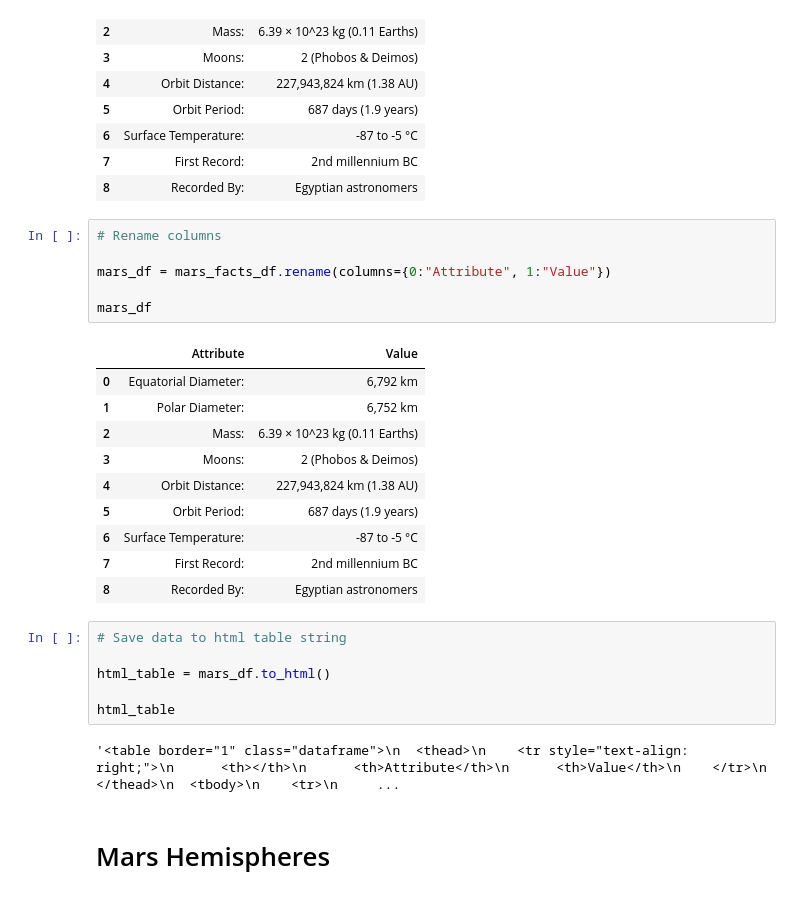
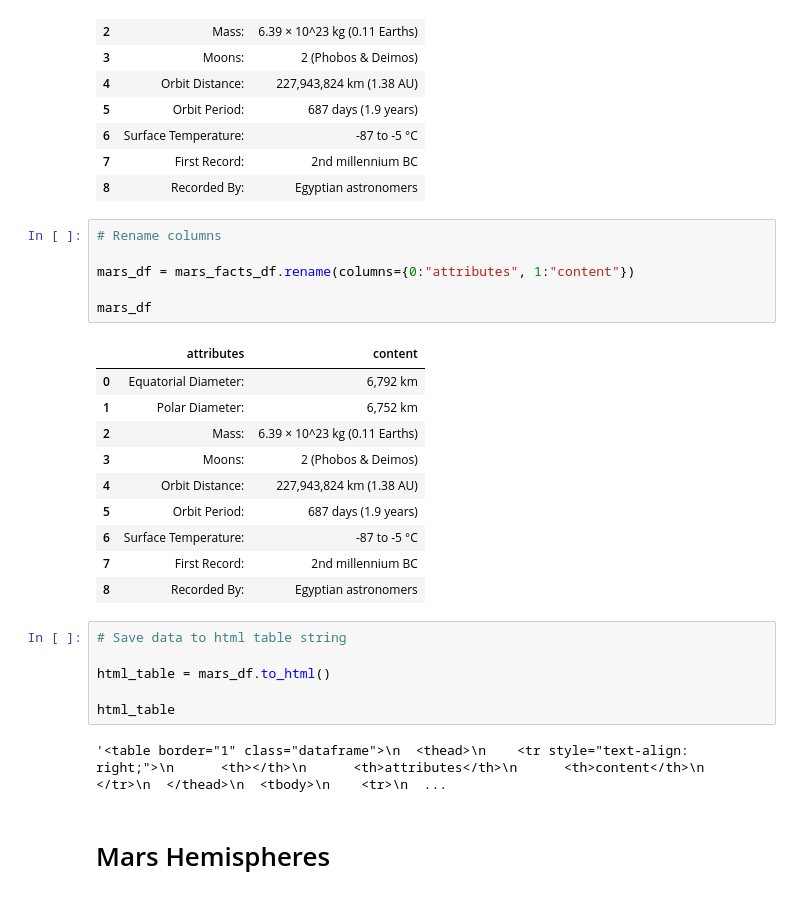
Before and after one commit to jsbarra/web_scraping_challenge, a Jupyter notebook: mission_to_mars/mars_mission.ipynb, the cells around one changed output. Saved outputs shown, nothing was run; the diff lists cells and outputs as text.

```diff
--- a/mission_to_mars/mars_mission.ipynb
+++ b/mission_to_mars/mars_mission.ipynb
@@ -147,11 +147,11 @@ mars_facts_df
 # %%
 # Rename columns
 
-mars_df = mars_facts_df.rename(columns={0:"Attribute", 1:"Value"})
+mars_df = mars_facts_df.rename(columns={0:"attributes", 1:"content"})
 
 mars_df
 # %% [output]
-|  | Attribute | Value |
+|  | attributes | content |
 | 0 | Equatorial Diameter: | 6,792 km |
 | 1 | Polar Diameter: | 6,752 km |
 | 2 | Mass: | 6.39 × 10^23 kg (0.11 Earths) |
@@ -168,7 +168,7 @@ html_table = mars_df.to_html()
 
 html_table
 # %% [output]
-'<table border="1" class="dataframe">\n  <thead>\n    <tr style="text-align: right;">\n      <th></th>\n      <th>Attribute</th>\n      <th>Value</th>\n    </tr>\n  </thead>\n  <tbody>\n    <tr>\n     ...
+'<table border="1" class="dataframe">\n  <thead>\n    <tr style="text-align: right;">\n      <th></th>\n      <th>attributes</th>\n      <th>content</th>\n    </tr>\n  </thead>\n  <tbody>\n    <tr>\n  ...
 # %% [markdown]
 # Mars Hemispheres
 # %%
```
Also changed, not shown: parts of 4 cells of this notebook, 4 other files.
